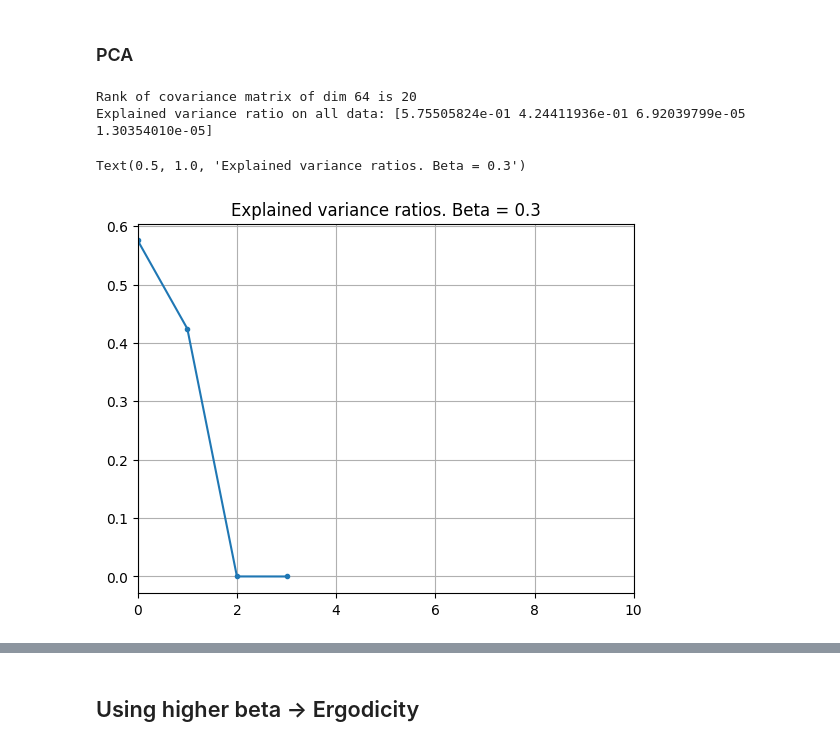
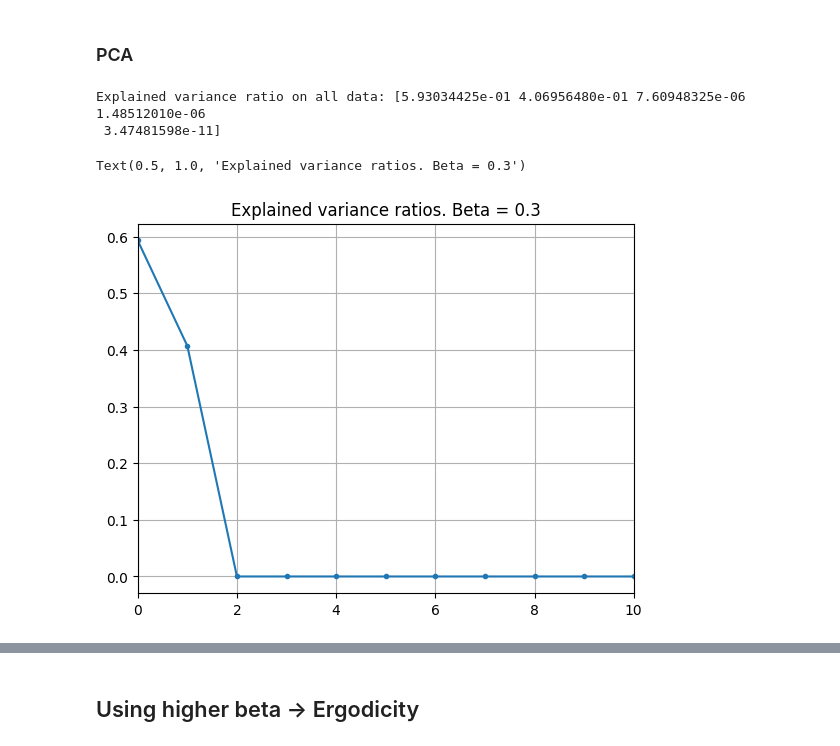
Before and after one commit to aleromualdi/FPU-Integrator, a Jupyter notebook: notebooks/02_create dataset sample manifold-benetting.ipynb, the cells around one changed output, grey strips where cells are left out. Saved outputs shown, nothing was run; the diff lists cells and outputs as text; code cells hidden in the pictures.

```diff
--- a/notebooks/02_create dataset sample manifold-benetting.ipynb
+++ b/notebooks/02_create dataset sample manifold-benetting.ipynb
@@ -115,14 +109,14 @@ plot_consecutive_distances(data_low_init_amp) # n_points=100000
 # %%
 X_low_init_amp = create_input_data_vector(data_low_init_amp, sample_manifold=True)
 
-explained_variance_ratio = compute_explained_ratio(X_low_init_amp, pre_whitening=True)
+explained_variance_ratio = compute_explained_ratio(X_low_init_amp, pre_whitening=False)
 
 plt.plot(explained_variance_ratio, ".-")
 plt.xlim(0, 10)
 plt.grid()
 plt.title(f"Explained variance ratios. Beta = 0.3")
 # %% [output]
-Rank of covariance matrix of dim 64 is 20
-Explained variance ratio on all data: [5.75505824e-01 4.24411936e-01 6.92039799e-05 1.30354010e-05]
+Explained variance ratio on all data: [5.93034425e-01 4.06956480e-01 7.60948325e-06 1.48512010e-06
+ 3.47481598e-11]
 Text(0.5, 1.0, 'Explained variance ratios. Beta = 0.3')
-[figure, old version]
+[figure, new version]
```
Also changed, not shown: parts of 20 cells of this notebook, 9 other files.
